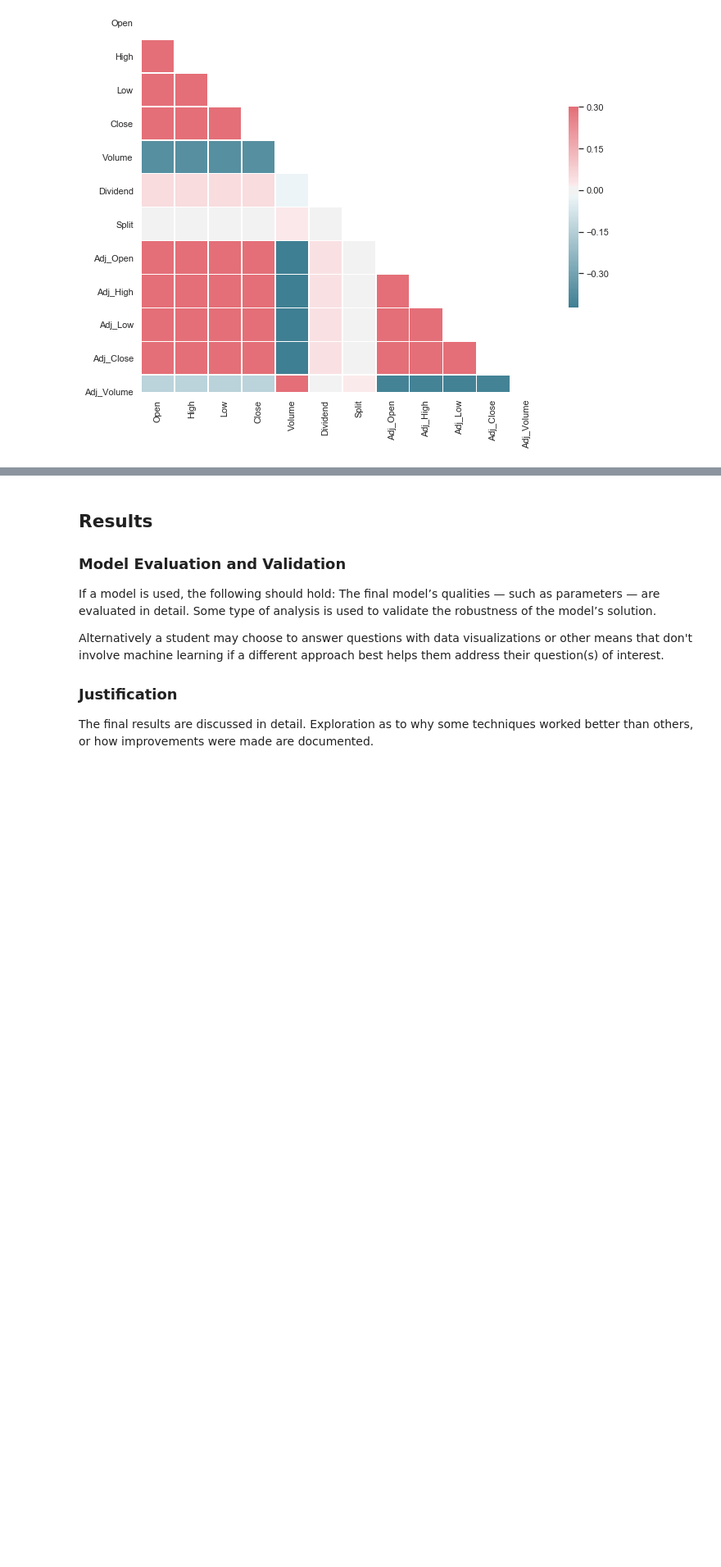
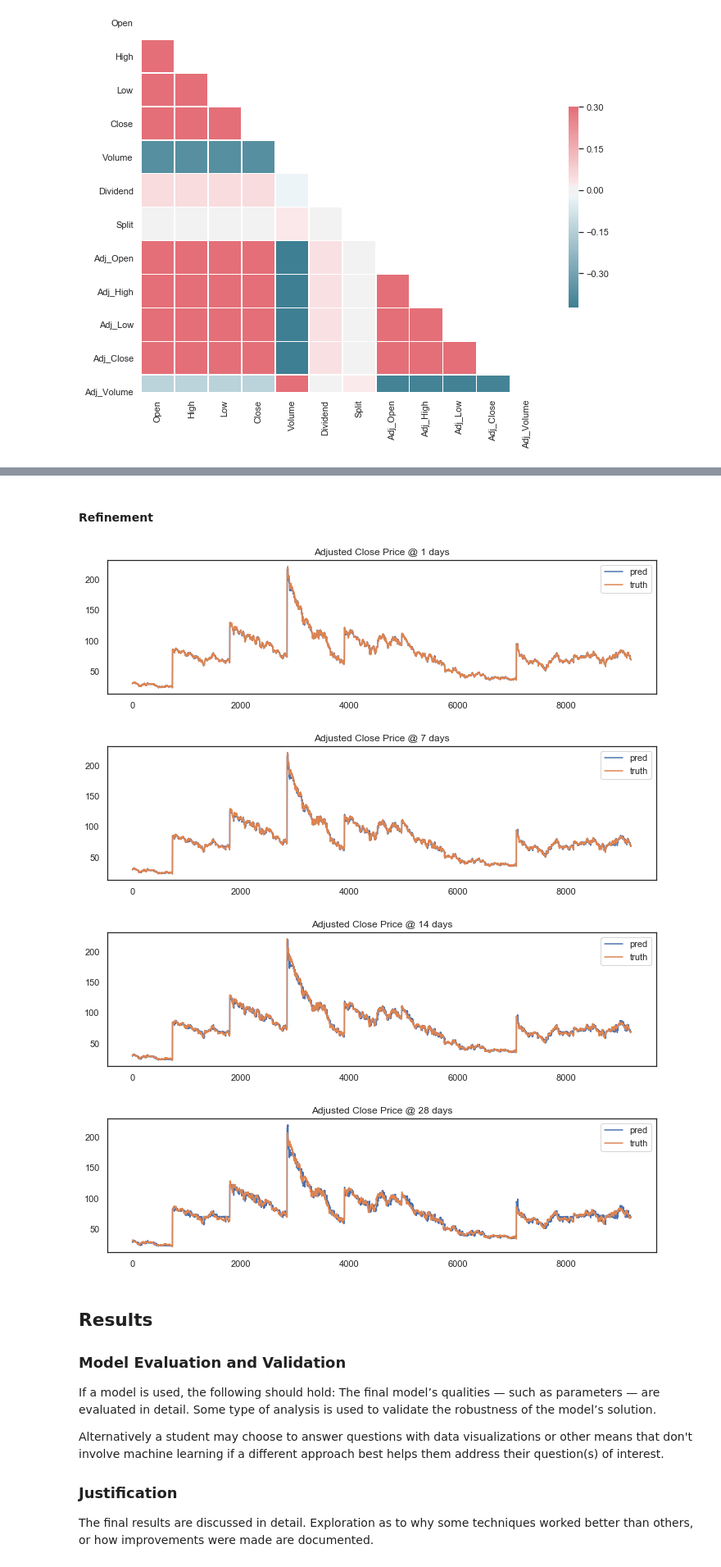
Before and after one commit to claudiocmp/dsnd-spi, a Jupyter notebook: nbooks/03_project.ipynb, the cells around one changed output, grey strips where cells are left out. Shown at 82% size. Cells and saved outputs as stored; diff of their text form; code cells hidden in the pictures; blank space fills up the shorter version.

Commit message:
grid search

```diff
--- a/nbooks/03_project.ipynb
+++ b/nbooks/03_project.ipynb
@@ -271,0 +305,2 @@ df.shape, X.shape, y.shape
+# %% [markdown]
+#### Refinement
@@ -274,3 +359,53 @@ X_train, X_test, y_train, y_test = train_test_split(X, y, train_size=0.7, random
+# %%
+pipeline = Pipeline([
+    ('scaler', StandardScaler()),
+    ('reg', RandomForestRegressor())
+])
+
+params = {
+    'reg__max_depth':[8,10,12],
+    'reg__min_samples_leaf':[2,3,4],
+    'reg__min_samples_split':[4,5,6]
+}
+
+cv = GridSearchCV(pipeline, param_grid=params)
+cv.fit(
+    X_train2.reshape((X_train2.shape[0],X_train2.shape[1]*X_train2.shape[2])),y_train2.reshape(y_train2.shape[0],4)
+)
+
+mdl2 = cv.best_estimator_
+print(mdl2)
+
+y_pred_train2 = mdl2.predict(
+    X_train2.reshape((X_train2.shape[0],X_train2.shape[1]*X_train2.shape[2]))
+)
+y_pred_test2 = mdl2.predict(
+    X_test2.reshape((X_test2.shape[0],X_test2.shape[1]*X_test2.shape[2]))
+)
+
+mse_train2 = regression.mean_squared_error(y_train2.reshape(y_train2.shape[0],4),y_pred_train2)
+mse_test2  = regression.mean_squared_error(y_test2.reshape(y_test2.shape[0],4),y_pred_test2)
+
+print("TRAIN Mean Squared Error:",mse_train2)
+print("TEST  Mean Squared Error:",mse_test2)
+# %%
+days=[1,7,14,28]
+
+for i in range(len(days)):
+    y1=scaler_y.inverse_transform(y_pred_test2).T[i]
+    y2=scaler_y.inverse_transform(y_test2).T[i][0]
+    x=np.arange(len(y1))
+
+    fig = plt.figure(figsize=(12,3))
+    plt.plot(x,y1,label='pred')
+    plt.plot(x,y2,label='truth')
+    plt.title('Adjusted Close Price @ {} days'.format(days[i]))
+    plt.legend()
+# %% [output]
+[figure, added]
+[figure, added]
+[figure, added]
+[figure, added]
 # %% [markdown]
 ## Results
 
```
Also changed, not shown: parts of 9 cells of this notebook.
